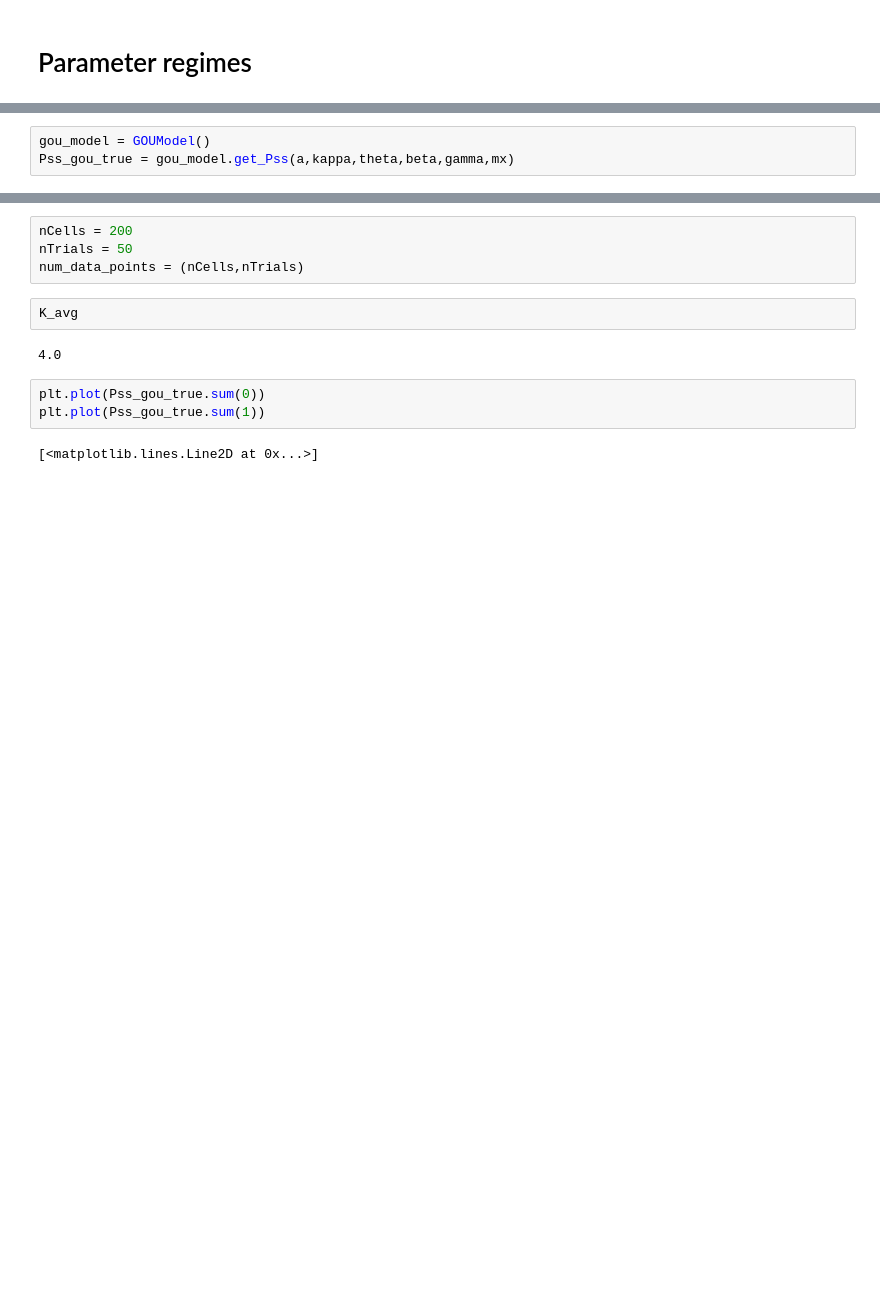
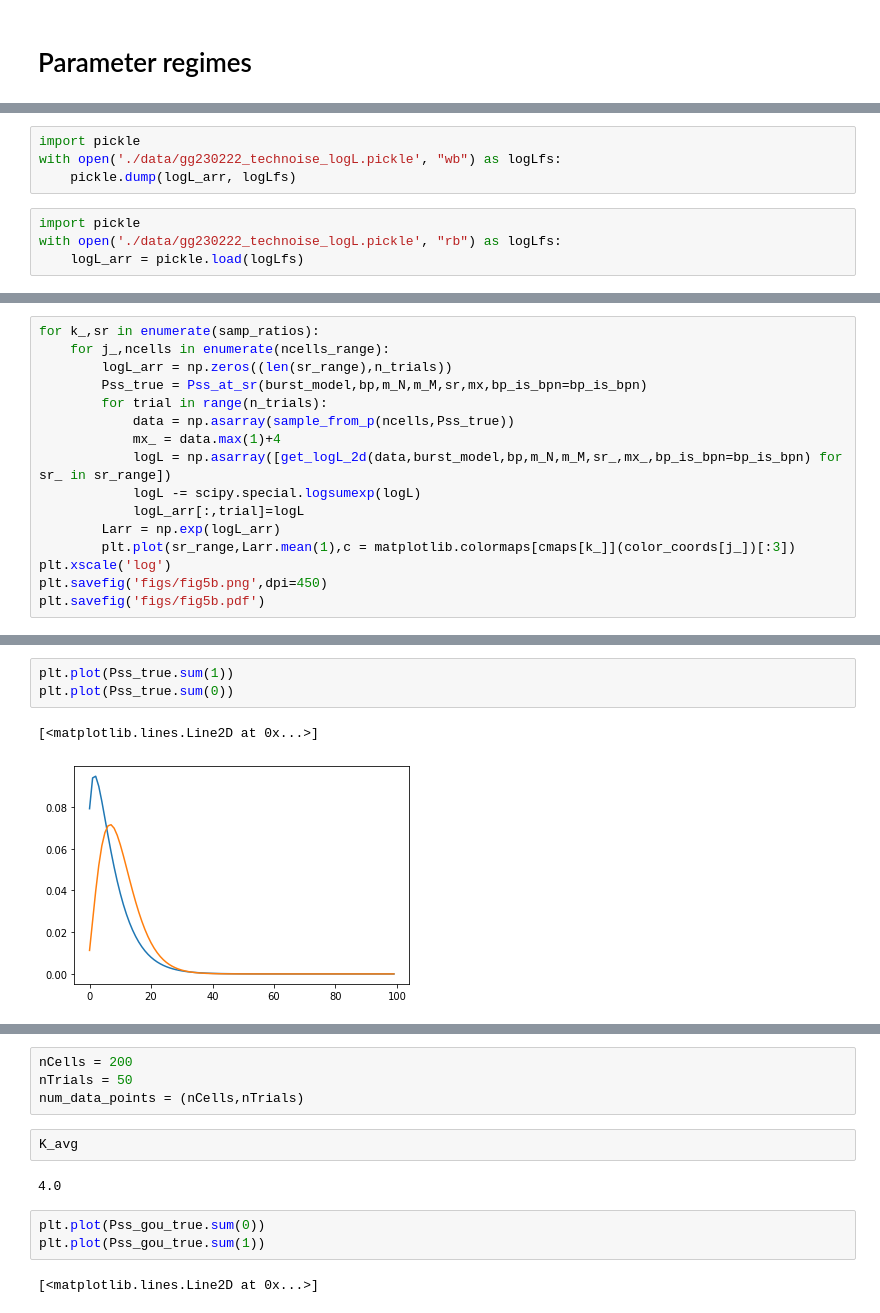
Before and after one commit to pachterlab/GVP_2023, a Jupyter notebook: gg230131_technoisebern.ipynb, the cells around one changed output, grey strips where cells are left out. Drawn from its saved outputs; the diff is of its cells as text; blank space fills up the shorter version.

```diff
--- a/gg230131_technoisebern.ipynb
+++ b/gg230131_technoisebern.ipynb
@@ -224,0 +175,8 @@ mx = [50,51]
+# %%
+import pickle
+with open('./data/gg230222_technoise_logL.pickle', "wb") as logLfs:
+    pickle.dump(logL_arr, logLfs)
+# %%
+import pickle
+with open('./data/gg230222_technoise_logL.pickle', "rb") as logLfs:
+    logL_arr = pickle.load(logLfs)
@@ -224,0 +204,16 @@ mx = [50,51]
+# %%
+for k_,sr in enumerate(samp_ratios):
+    for j_,ncells in enumerate(ncells_range):
+        logL_arr = np.zeros((len(sr_range),n_trials))
+        Pss_true = Pss_at_sr(burst_model,bp,m_N,m_M,sr,mx,bp_is_bpn=bp_is_bpn)
+        for trial in range(n_trials):
+            data = np.asarray(sample_from_p(ncells,Pss_true))
+            mx_ = data.max(1)+4
+            logL = np.asarray([get_logL_2d(data,burst_model,bp,m_N,m_M,sr_,mx_,bp_is_bpn=bp_is_bpn) for sr_ in sr_range])
+            logL -= scipy.special.logsumexp(logL)
+            logL_arr[:,trial]=logL
+        Larr = np.exp(logL_arr)
+        plt.plot(sr_range,Larr.mean(1),c = matplotlib.colormaps[cmaps[k_]](color_coords[j_])[:3])
+plt.xscale('log')
+plt.savefig('figs/fig5b.png',dpi=450)
+plt.savefig('figs/fig5b.pdf')
@@ -225,6 +224,9 @@ mx = [50,51]
 # %%
-gou_model = GOUModel()
-Pss_gou_true = gou_model.get_Pss(a,kappa,theta,beta,gamma,mx)
+plt.plot(Pss_true.sum(1))
+plt.plot(Pss_true.sum(0))
+# %% [output]
+[<matplotlib.lines.Line2D at 0x...>]
+[figure, added]
 # %%
 xtrue1,ytrue1,K_avg,beta = encode_xy_sde_1d(a, kappa, theta,beta)
 xtrue2,ytrue2,K_avg,beta,gamma = encode_xy_sde_2d(a, kappa, theta,beta,gamma)
```
Also changed, not shown: parts of 23 cells of this notebook, 4 other files.
